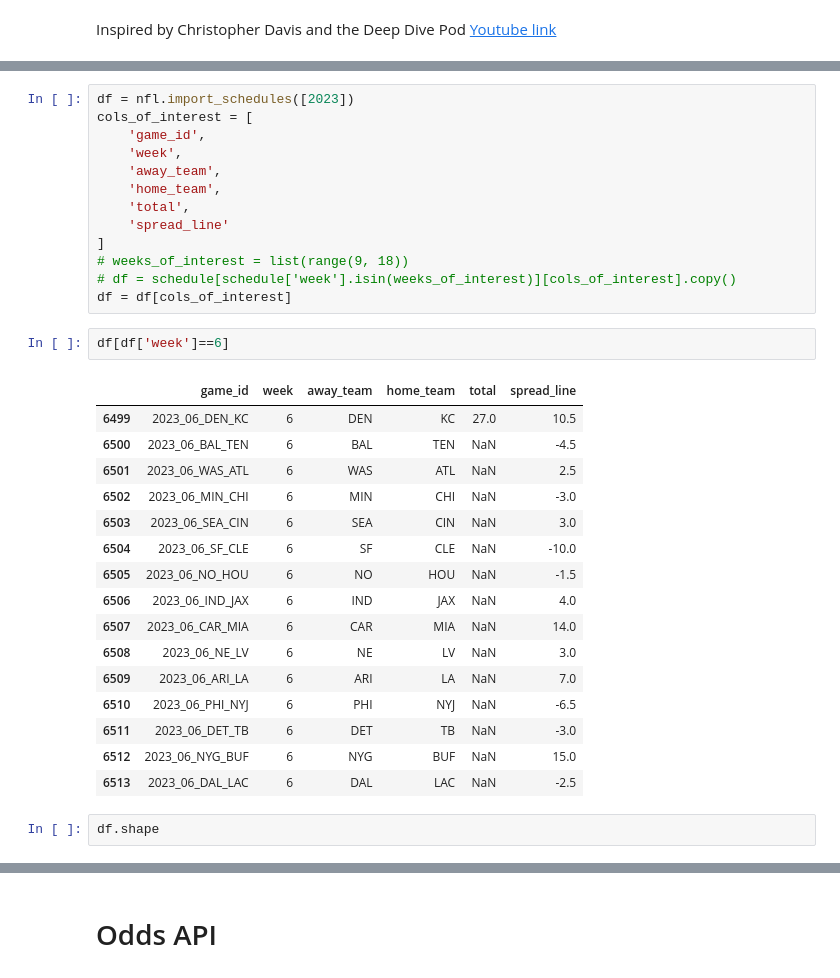
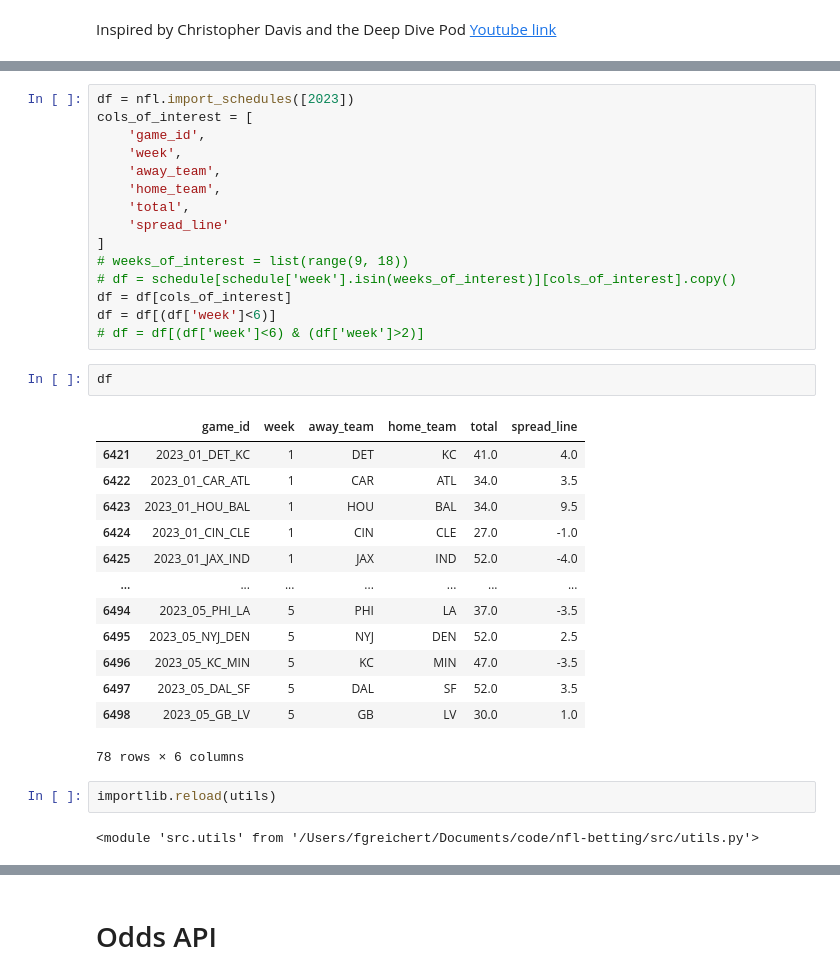
Before and after one commit to griffreichert/g-nfl, a Jupyter notebook: notebooks/market-implied-power-ratings.ipynb, the cells around one changed output, grey strips where cells are left out. Cells and saved outputs as stored; diff of their text form.

```diff
--- a/notebooks/market-implied-power-ratings.ipynb
+++ b/notebooks/market-implied-power-ratings.ipynb
@@ -97,24 +30,25 @@ cols_of_interest = [
 # weeks_of_interest = list(range(9, 18))
 # df = schedule[schedule['week'].isin(weeks_of_interest)][cols_of_interest].copy()
 df = df[cols_of_interest]
+df = df[(df['week']<6)]
+# df = df[(df['week']<6) & (df['week']>2)]
-# %%
-df[df['week']==6]
-# %% [output]
-|  | game_id | week | away_team | home_team | total | spread_line |
-| 6499 | 2023_06_DEN_KC | 6 | DEN | KC | 27.0 | 10.5 |
-| 6500 | 2023_06_BAL_TEN | 6 | BAL | TEN | NaN | -4.5 |
-| 6501 | 2023_06_WAS_ATL | 6 | WAS | ATL | NaN | 2.5 |
-| 6502 | 2023_06_MIN_CHI | 6 | MIN | CHI | NaN | -3.0 |
-| 6503 | 2023_06_SEA_CIN | 6 | SEA | CIN | NaN | 3.0 |
-| 6504 | 2023_06_SF_CLE | 6 | SF | CLE | NaN | -10.0 |
-| 6505 | 2023_06_NO_HOU | 6 | NO | HOU | NaN | -1.5 |
-| 6506 | 2023_06_IND_JAX | 6 | IND | JAX | NaN | 4.0 |
-| 6507 | 2023_06_CAR_MIA | 6 | CAR | MIA | NaN | 14.0 |
-| 6508 | 2023_06_NE_LV | 6 | NE | LV | NaN | 3.0 |
-| 6509 | 2023_06_ARI_LA | 6 | ARI | LA | NaN | 7.0 |
-| 6510 | 2023_06_PHI_NYJ | 6 | PHI | NYJ | NaN | -6.5 |
-| 6511 | 2023_06_DET_TB | 6 | DET | TB | NaN | -3.0 |
-| 6512 | 2023_06_NYG_BUF | 6 | NYG | BUF | NaN | 15.0 |
-| 6513 | 2023_06_DAL_LAC | 6 | DAL | LAC | NaN | -2.5 |
 # %%
-df.shape
+df
+# %% [output]
+|  | game_id | week | away_team | home_team | total | spread_line |
+| 6421 | 2023_01_DET_KC | 1 | DET | KC | 41.0 | 4.0 |
+| 6422 | 2023_01_CAR_ATL | 1 | CAR | ATL | 34.0 | 3.5 |
+| 6423 | 2023_01_HOU_BAL | 1 | HOU | BAL | 34.0 | 9.5 |
+| 6424 | 2023_01_CIN_CLE | 1 | CIN | CLE | 27.0 | -1.0 |
+| 6425 | 2023_01_JAX_IND | 1 | JAX | IND | 52.0 | -4.0 |
+| ... | ... | ... | ... | ... | ... | ... |
+| 6494 | 2023_05_PHI_LA | 5 | PHI | LA | 37.0 | -3.5 |
+| 6495 | 2023_05_NYJ_DEN | 5 | NYJ | DEN | 52.0 | 2.5 |
+| 6496 | 2023_05_KC_MIN | 5 | KC | MIN | 47.0 | -3.5 |
+| 6497 | 2023_05_DAL_SF | 5 | DAL | SF | 52.0 | 3.5 |
+| 6498 | 2023_05_GB_LV | 5 | GB | LV | 30.0 | 1.0 |
+78 rows × 6 columns
+# %%
+importlib.reload(utils)
+# %% [output]
+<module 'src.utils' from '/Users/fgreichert/Documents/code/nfl-betting/src/utils.py'>
```
Also changed, not shown: parts of 10 cells of this notebook, 4 other files.
